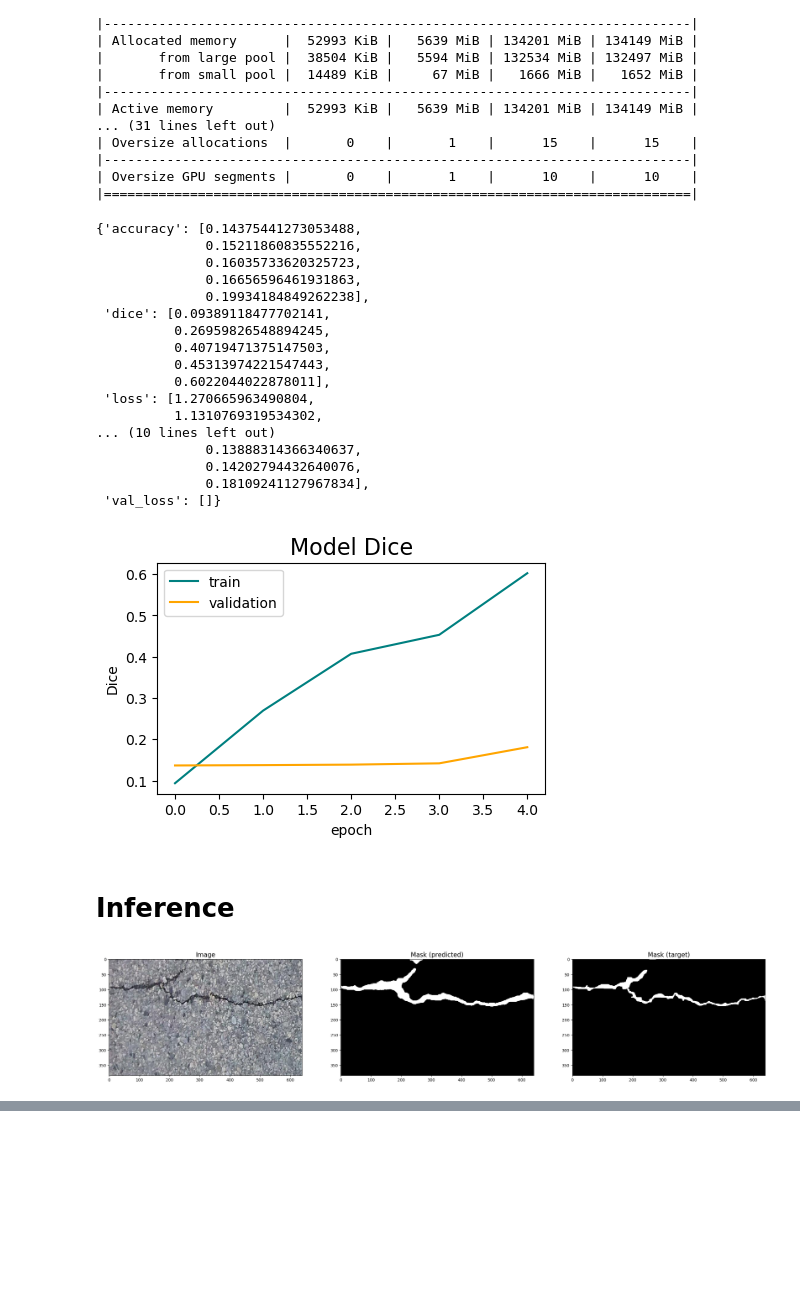
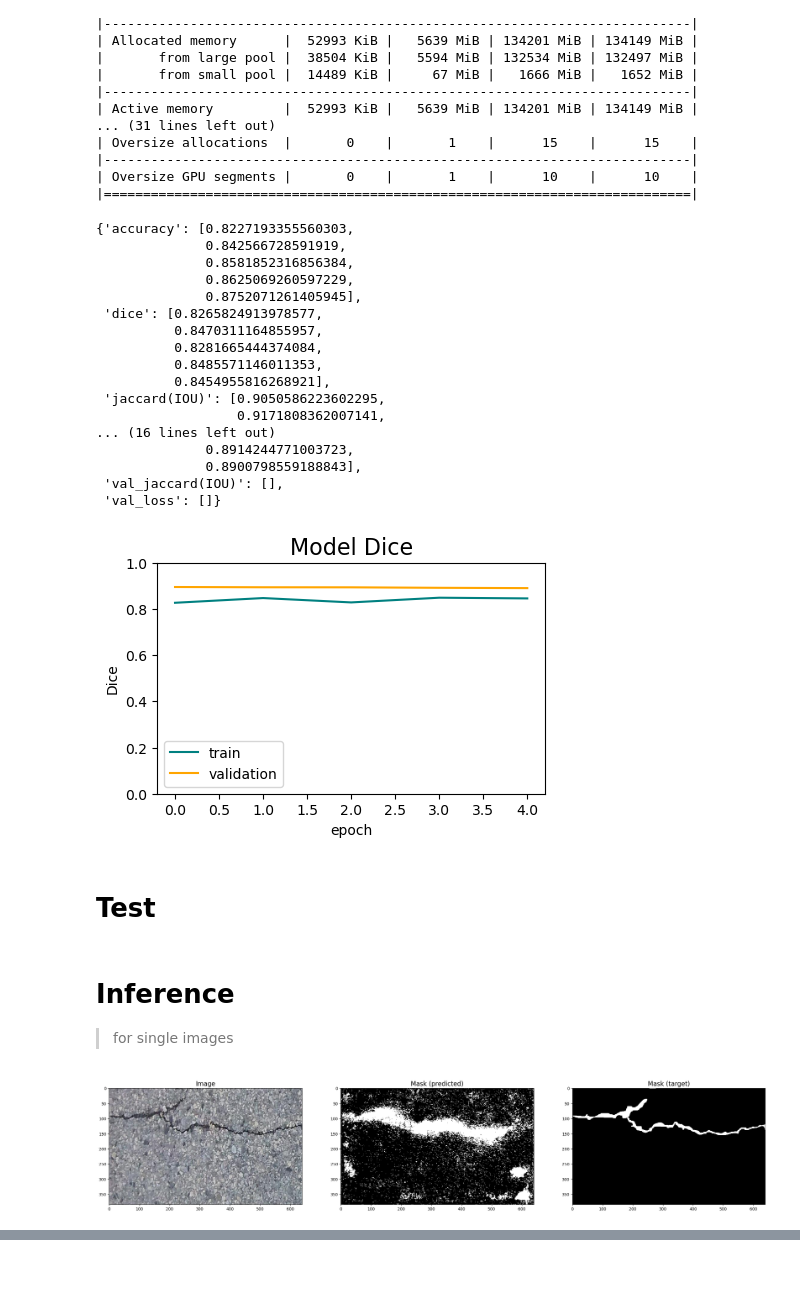
Before and after one commit to tekboart/crack-binary-semantic-segmentaion, a Jupyter notebook: 0 Interview/HKUST/train.ipynb, the cells around one changed output, grey strips where cells are left out. Cells and saved outputs as stored; diff of their text form; code cells hidden in the pictures; blank space fills up the shorter version.

Commit message:
(1) minor refactoring, (2) adding jaccard metric for training

```diff
--- a/0 Interview/HKUST/train.ipynb
+++ b/0 Interview/HKUST/train.ipynb
@@ -340,26 +319,29 @@ plt.plot(history[eval_metric], color='Teal', label='train')
 plt.plot(history[f'val_{eval_metric}'], color='Orange', label='validation')
 plt.xlabel('epoch')
 plt.ylabel(eval_metric.title())
+plt.ylim((0, 1))
 # plt.suptitle('Model Accuracy', fontsize=20)
 plt.title(f'Model {eval_metric.title()}', fontsize=16)
 plt.legend(loc='best')
 plt.show()
 # %% [output]
-{'accuracy': [0.14375441273053488,
-              0.15211860835552216,
-              0.16035733620325723,
-              0.16656596461931863,
-              0.19934184849262238],
- 'dice': [0.09389118477702141,
-          0.26959826548894245,
-          0.40719471375147503,
-          0.45313974221547443,
-          0.6022044022878011],
- 'loss': [1.270665963490804,
-          1.1310769319534302,
-... (10 lines left out)
-              0.13888314366340637,
-              0.14202794432640076,
-              0.18109241127967834],
+{'accuracy': [0.8227193355560303,
+              0.842566728591919,
+              0.8581852316856384,
+              0.8625069260597229,
+              0.8752071261405945],
+ 'dice': [0.8265824913978577,
+          0.8470311164855957,
+          0.8281665444374084,
+          0.8485571146011353,
+          0.8454955816268921],
+ 'jaccard(IOU)': [0.9050586223602295,
+                  0.9171808362007141,
+... (16 lines left out)
+              0.8914244771003723,
+              0.8900798559188843],
+ 'val_jaccard(IOU)': [],
  'val_loss': []}
-[figure, old version]
+[figure, new version]
+# %% [markdown]
+# Test
@@ -366,30 +350,31 @@ plt.show()
 # %% [markdown]
 # Inference
+> for single images
 # %%
-img_addr = os.path.join('images', '') + '20160222_081011_1_721.jpg'
-mask_addr = os.path.join('images', '') + '20160222_081011_1_721_mask.png'
-
-# inference_semantic_seg(img_addr, model=model, thresh=0.5, )
+img_filename =  '20160222_081011_1_721.jpg'
+mask_filename = '20160222_081011_1_721_mask.jpg'
+img_addr = os.path.join('images', img_filename)
+mask_addr = os.path.join('images', mask_filename)
 
 img = Image.open(img_addr).resize((image_width, image_height))
 mask = Image.open(mask_addr).resize((image_width, image_height))
 
 # normalize [-1, 1] the PIL image as a torch.Tensor
 img_tensor = (TF.functional.pil_to_tensor(img) / 127.5 - 1).to(device)
 
 yhat = model(img_tensor.unsqueeze(dim=0))
 yhat_c_last = yhat[0].moveaxis(0, -1).detach().cpu().numpy()
 thresh = 0.5
 mask_batch = np.where(yhat_c_last >= thresh, 255, 0)
 
 fig, axes = plt.subplots(1, 3, figsize=(30, 10))
 axes[0].imshow(img)
 axes[0].set_title('Image', fontsize=16)
 axes[1].imshow(mask_batch, cmap='gray')
 axes[1].set_title('Mask (predicted)', fontsize=16)
 axes[2].imshow(mask, cmap='gray')
 axes[2].set_title('Mask (target)', fontsize=16)
 plt.show()
 # %% [output]
-[figure, old version]
+[figure, new version]
 # %%
```
Also changed, not shown: parts of 6 cells of this notebook.
